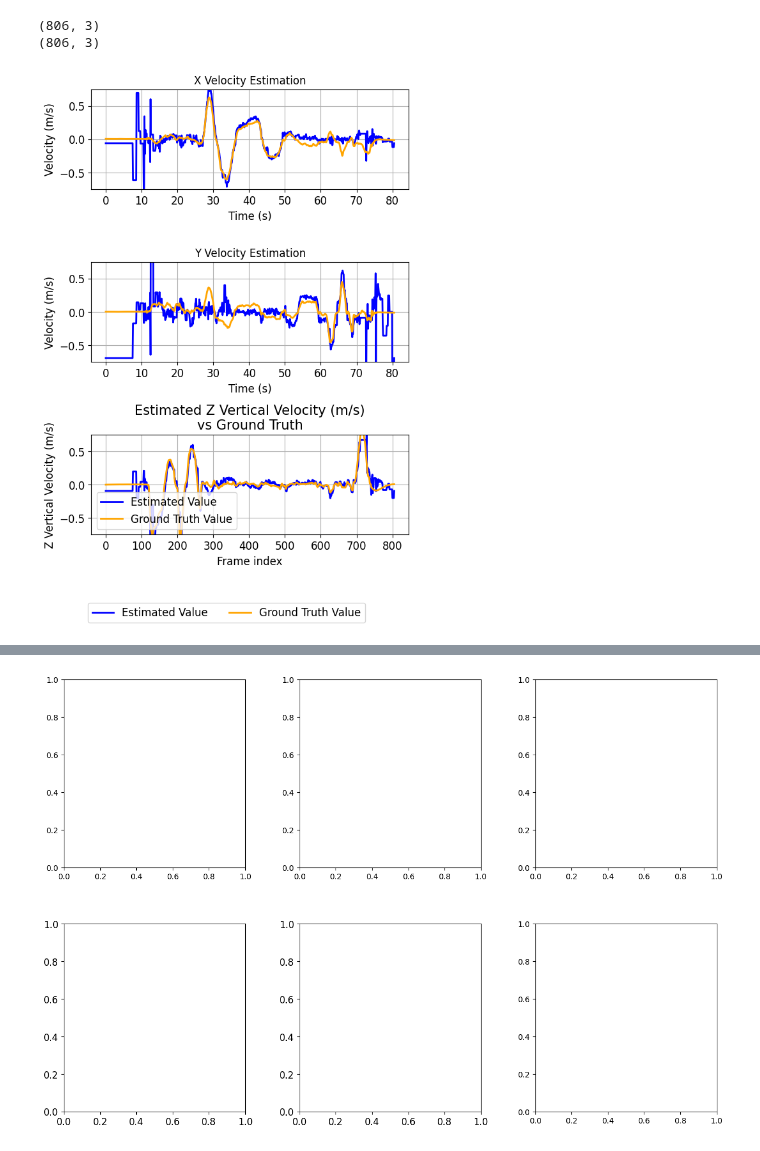
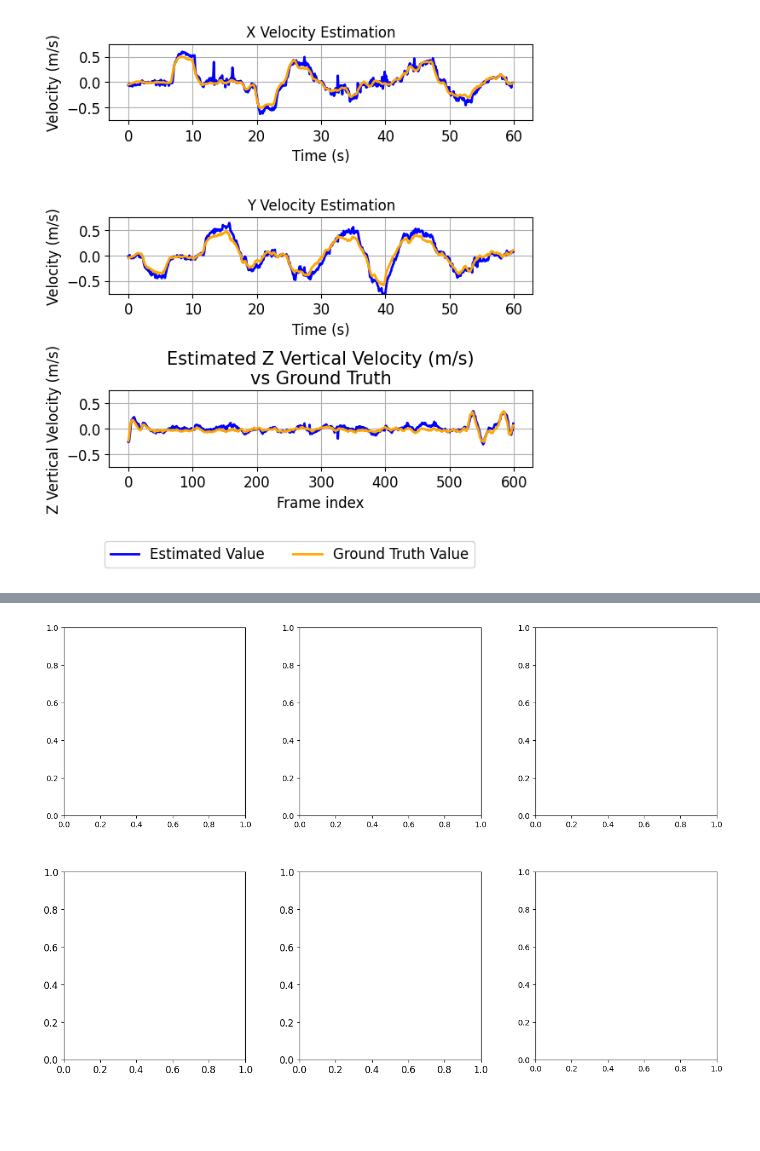
Before and after one commit to davidmhunt/mmwave_radar_processing, a Jupyter notebook: notebooks/ragnnarok_air_testing_vel_estimation_downward_points.ipynb, the cells around one changed output, grey strips where cells are left out. Drawn from its saved outputs; the diff is of its cells as text; code cells hidden in the pictures; blank space fills up the shorter version.

```diff
--- a/notebooks/ragnnarok_air_testing_vel_estimation_downward_points.ipynb
+++ b/notebooks/ragnnarok_air_testing_vel_estimation_downward_points.ipynb
@@ -19,32 +19,31 @@ from mmwave_radar_processing.point_cloud_processing.vel_estimator import Velocit
 from mmwave_radar_processing.plotting.plotter_odometry_data import PlotterOdometryData
 from mmwave_radar_processing.plotting.movies_odometry import MovieGeneratorOdometry
 # %%
-DATASET_PATH="/data/RadVel"
-# DATASET_PATH = "/data/Hermes"
+# DATASET_PATH="/data/RadVel"
+DATASET_PATH = "/data/Hermes"
 CONFIG_DIRECTORY = os.getenv("CONFIG_DIRECTORY")
 
 cfg_manager = ConfigManager()
-cfg_path = os.path.join(CONFIG_DIRECTORY,"6843_RadVel_ods_20Hz.cfg")
-cfg_manager.load_cfg(cfg_path,array_geometry="ods",array_direction="down")
+# cfg_path = os.path.join(CONFIG_DIRECTORY,"6843_RadVel_ods_20Hz.cfg")
+# cfg_manager.load_cfg(cfg_path,array_geometry="ods",array_direction="down")
+# cfg_manager.compute_radar_perforance(profile_idx=0)
+# cfg_manager.print_cfg_overview()
+
+cfg_path = os.path.join(CONFIG_DIRECTORY,"6843_RadVel_ods_10Hz.cfg") #6843_RadVel_ods_20Hz or 1843_RadVel_20Hz
+cfg_manager.load_cfg(cfg_path,
+                     array_geometry="ods",
+                     array_direction="down")  # "down" for downward sensing, "out" for outward sensing
 cfg_manager.compute_radar_perforance(profile_idx=0)
 cfg_manager.print_cfg_overview()
 
-# cfg_path = os.path.join(CONFIG_DIRECTORY,"1843_RadVel_10Hz_lr.cfg") #6843_RadVel_ods_20Hz or 1843_RadVel_20Hz
-# cfg_manager.load_cfg(cfg_path,
-#                      array_geometry="standard",
-#                      array_direction="out")  # "down" for downward sensing, "out" for outward sensing
-# cfg_manager.compute_radar_perforance(profile_idx=0)
-# cfg_manager.print_cfg_overview()
 
-
-# dataset_name = "CPSL_RadVel_10Hz_lr_1"
-dataset_name = "CPSL_RadVel_ods_20Hz_1"
-# dataset_name = "hermes_odom_test_1"
+# dataset_name = "CPSL_RadVel_ods_20Hz_1"
+dataset_name = "hermes_odom_test_1"
 dataset_path = os.path.join(DATASET_PATH,dataset_name)
 print(dataset_path)
 dataset = CpslDS(
     dataset_path=dataset_path,
-    radar_adc_folder="radar_0_adc", #or "front_radar"
+    radar_adc_folder="down_radar_adc", #or "front_radar"
     lidar_folder="lidar",
     camera_folder="camera",
     hand_tracking_folder="hand_tracking",
@@ -152,8 +151,8 @@ for i in tqdm(range(idx)):
 
     #obtain UAV vel est by transforming velocities
     vel_est_uav = np.array([
-        vel_est[2],
         vel_est[1],
+        -vel_est[2],
         vel_est[0]
     ])
 
@@ -177,24 +176,15 @@ for i in tqdm(range(idx)):
 #     camera_view=camera_view,
 #     show=True
 # )
-# %%
-velocity_est_history = np.stack(velocity_estimator.history_estimated, axis=0)
-velocity_gt_history = np.stack(velocity_estimator.history_gt, axis=0)
-
-print(velocity_est_history.shape)
-print(velocity_gt_history.shape)
-# %% [output]
-(806, 3)
-(806, 3)
 # %%
 #comparing azimuth performance
 vel_est = np.stack(velocity_estimator.history_estimated,axis=0)
 vel_gt = np.stack(velocity_estimator.history_gt,axis=0)
 inlier_stats = np.stack(velocity_estimator.history_R2_statistics,axis=0)
-start_idx = 0
-end_idx = dataset.num_frames
+start_idx = 100
+end_idx = 700#dataset.num_frames
 
-fig, ax = plt.subplots(3, 1, figsize=(6, 8))
+fig, ax = plt.subplots(3, 1, figsize=(6, 6))
 
 plotter.plot_estimated_vs_ground_truth(
     estimated=vel_est[start_idx:end_idx,0],
@@ -215,34 +205,36 @@ plotter.plot_estimated_vs_ground_truth(
     value_label="Y (Elevation) Velocity (m/s)",
     ax=ax[1],
     frame_rate=10,
     show=False
 )
 # Remove any existing legend from ax[1]
 ax[1].legend().set_visible(False)
 ax[1].set_ylim([-0.75, 0.75])
 ax[1].set_ylabel("Velocity (m/s)", fontsize=plotter.font_size_axis_labels)
 ax[1].set_title("Y Velocity Estimation")
 
 # Move the legend outside the plot on the bottom left
 handles, labels = ax[1].get_legend_handles_labels()
 fig.legend(handles, labels, loc='lower center', bbox_to_anchor=(0.5, -0.1), fontsize=plotter.font_size_axis_labels, ncol=len(labels))
 
 
 plotter.plot_estimated_vs_ground_truth(
     estimated=vel_est[start_idx:end_idx,2],
     ground_truth=-1 * vel_gt[start_idx:end_idx,2], #TODO: Fix this
     value_label="Z Vertical Velocity (m/s)",
     ax=ax[2],
     show=False
 )
 ax[2].set_ylim([-0.75,0.75])
+ax[2].legend().set_visible(False)
+
 
 # ax.plot(residuals[:,1],label="Elevation Residuals")
 plt.tight_layout()
 # plt.legend()
 plt.show()
 # %% [output]
-[figure, old version]
+[figure, new version]
 # %%
 vel_est = np.stack(velocity_estimator.history_estimated, axis=0)
 vel_gt = np.stack(velocity_estimator.history_gt, axis=0)
```
Also changed, not shown: parts of 6 cells of this notebook, 1 other file.
